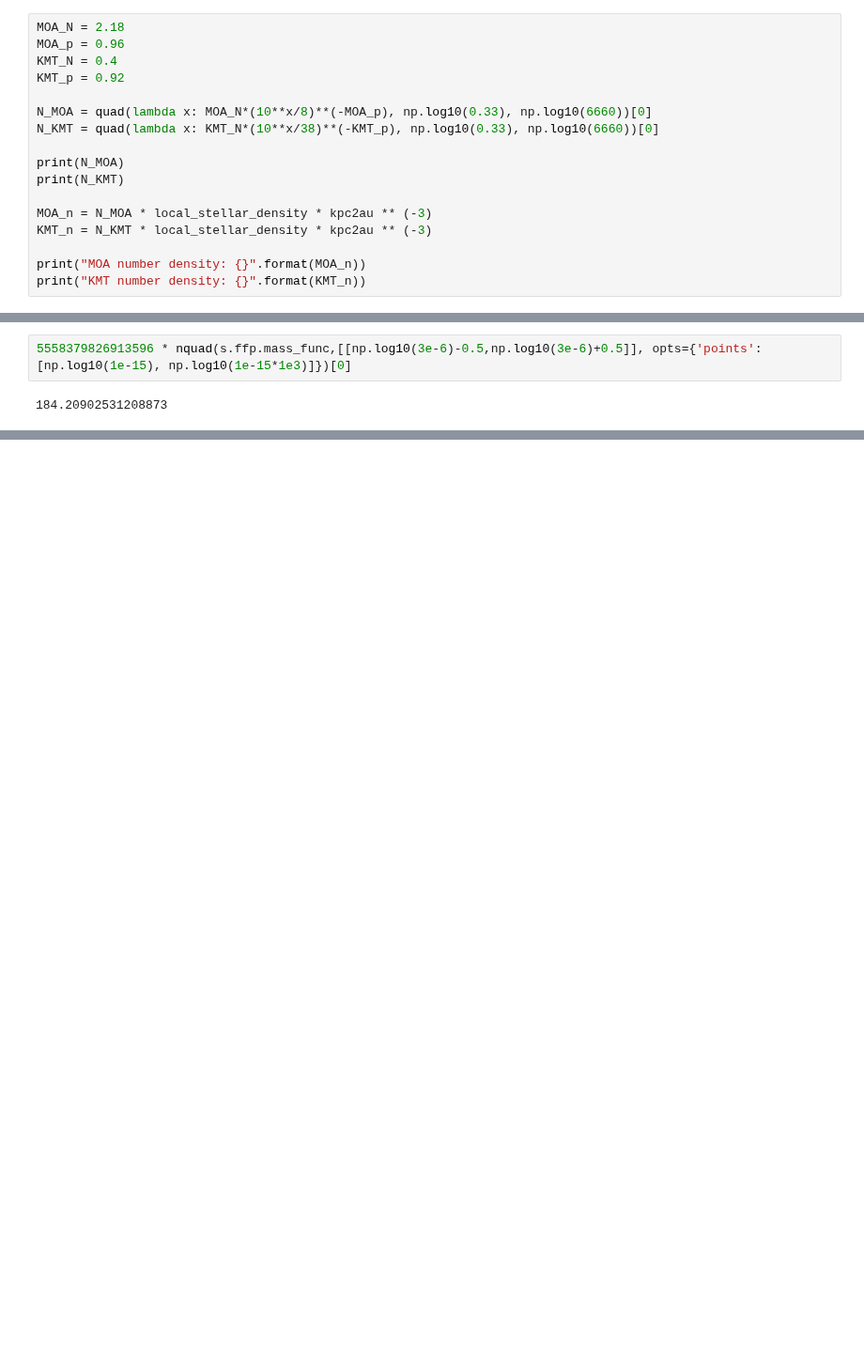
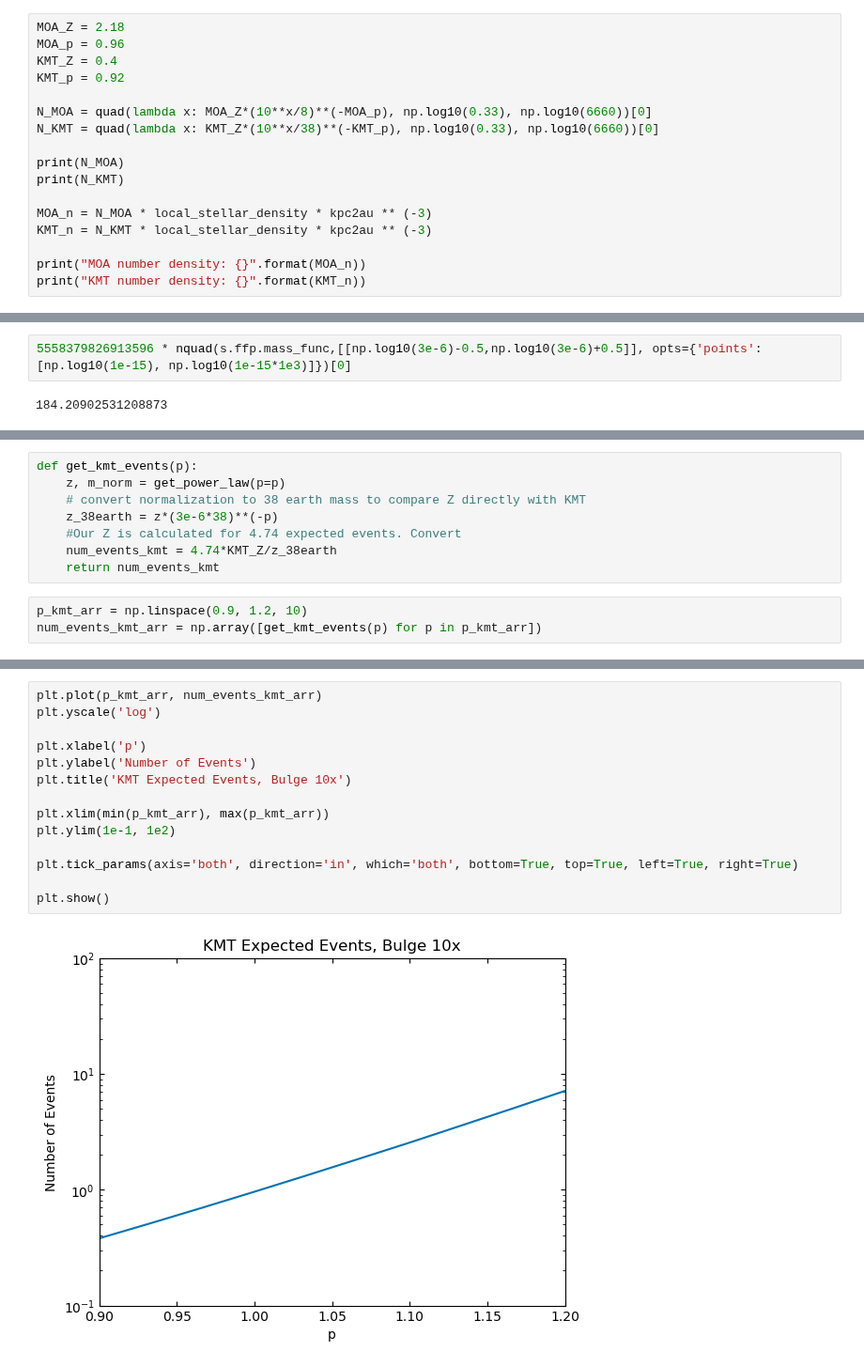
Before and after one commit to NolanSmyth/LensCalcPy, a Jupyter notebook: examples/hsc_ffp.ipynb, the cells around one changed output, grey strips where cells are left out. Shown at 94% size. Saved outputs shown, nothing was run; the diff lists cells and outputs as text; blank space fills up the shorter version.

```diff
--- a/examples/hsc_ffp.ipynb
+++ b/examples/hsc_ffp.ipynb
@@ -317,13 +337,13 @@ diameters
  1e-08: 2668.5467740323147,
  1e-06: 12386.296908321794}
 # %%
-MOA_N = 2.18
+MOA_Z = 2.18
 MOA_p = 0.96
-KMT_N = 0.4
+KMT_Z = 0.4
 KMT_p = 0.92
 
-N_MOA = quad(lambda x: MOA_N*(10**x/8)**(-MOA_p), np.log10(0.33), np.log10(6660))[0]
-N_KMT = quad(lambda x: KMT_N*(10**x/38)**(-KMT_p), np.log10(0.33), np.log10(6660))[0]
+N_MOA = quad(lambda x: MOA_Z*(10**x/8)**(-MOA_p), np.log10(0.33), np.log10(6660))[0]
+N_KMT = quad(lambda x: KMT_Z*(10**x/38)**(-KMT_p), np.log10(0.33), np.log10(6660))[0]
 
 print(N_MOA)
 print(N_KMT)
@@ -759,0 +810,11 @@ plt.show()
+# %%
+def get_kmt_events(p):
+    z, m_norm = get_power_law(p=p)
+    # convert normalization to 38 earth mass to compare Z directly with KMT
+    z_38earth = z*(3e-6*38)**(-p)
+    #Our Z is calculated for 4.74 expected events. Convert
+    num_events_kmt = 4.74*KMT_Z/z_38earth
+    return num_events_kmt
+# %%
+p_kmt_arr = np.linspace(0.9, 1.2, 10)
+num_events_kmt_arr = np.array([get_kmt_events(p) for p in p_kmt_arr])
@@ -759,0 +826,16 @@ plt.show()
+# %%
+plt.plot(p_kmt_arr, num_events_kmt_arr)
+plt.yscale('log')
+
+plt.xlabel('p')
+plt.ylabel('Number of Events')
+plt.title('KMT Expected Events, Bulge 10x')
+
+plt.xlim(min(p_kmt_arr), max(p_kmt_arr))
+plt.ylim(1e-1, 1e2)
+
+plt.tick_params(axis='both', direction='in', which='both', bottom=True, top=True, left=True, right=True)
+
+plt.show()
+# %% [output]
+[figure, added]
```
Also changed, not shown: parts of 16 cells of this notebook, 10 other files.
